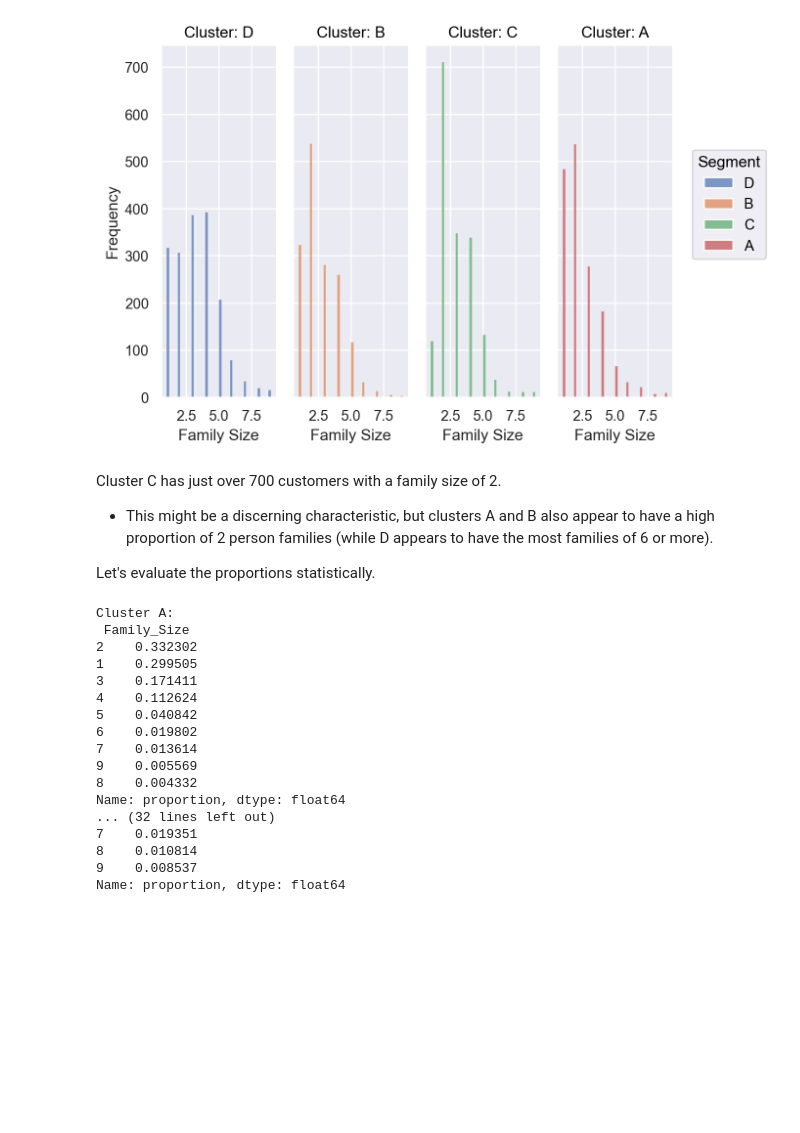
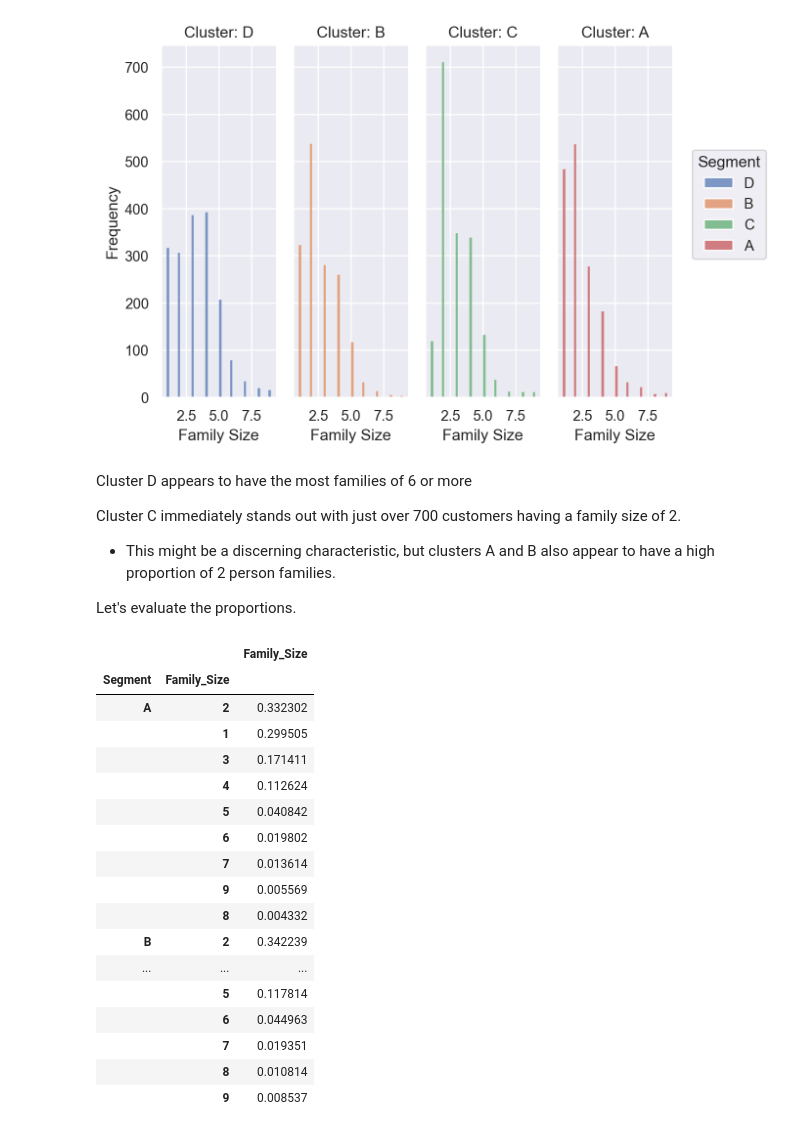
Before and after one commit to DomS1080/Data-Science, a Jupyter notebook: Projects/Customer/Customer.ipynb, the cells around one changed output. Saved outputs shown, nothing was run; the diff lists cells and outputs as text; code cells hidden in the pictures; blank space fills up the shorter version.

```diff
--- a/Projects/Customer/Customer.ipynb
+++ b/Projects/Customer/Customer.ipynb
@@ -625,31 +648,31 @@ plot2.label(x='Family Size', y='Frequency', col='Cluster:')
 # %% [output]
 [figure]
 # %% [markdown]
-Cluster C has just over 700 customers with a family size of 2.
-- This might be a discerning characteristic, but clusters A and B also appear to have a high proportion of 2 person families (while D appears to have the most families of 6 or more).
+Cluster D appears to have the most families of 6 or more
 
-Let's evaluate the proportions statistically.
+Cluster C immediately stands out with just over 700 customers having a family size of 2.
+- This might be a discerning characteristic, but clusters A and B also appear to have a high proportion of 2 person families.
+
+Let's evaluate the proportions.
-# %%
-print('Cluster A:\n', clusterA.Family_Size.value_counts(normalize=True))
-print('Cluster B:\n', clusterB.Family_Size.value_counts(normalize=True))
-print('Cluster C:\n', clusterC.Family_Size.value_counts(normalize=True))
-print('Cluster D:\n', clusterD.Family_Size.value_counts(normalize=True))
-# %% [output]
-Cluster A:
- Family_Size
-2    0.332302
-1    0.299505
-3    0.171411
-4    0.112624
-5    0.040842
-6    0.019802
-7    0.013614
-9    0.005569
-8    0.004332
-Name: proportion, dtype: float64
-... (32 lines left out)
-7    0.019351
-8    0.010814
-9    0.008537
-Name: proportion, dtype: float64
+# %%
+pd.DataFrame(int_df.groupby(['Segment']).Family_Size.value_counts(normalize=True))
+# %% [output]
+|  |  | Family_Size |
+| Segment | Family_Size |  |
+| A | 2 | 0.332302 |
+|  | 1 | 0.299505 |
+|  | 3 | 0.171411 |
+|  | 4 | 0.112624 |
+|  | 5 | 0.040842 |
+|  | 6 | 0.019802 |
+|  | 7 | 0.013614 |
+|  | 9 | 0.005569 |
+|  | 8 | 0.004332 |
+| B | 2 | 0.342239 |
+| ... | ... | ... |
+|  | 5 | 0.117814 |
+|  | 6 | 0.044963 |
+|  | 7 | 0.019351 |
+|  | 8 | 0.010814 |
+|  | 9 | 0.008537 |
 # %% [markdown]
```
Also changed, not shown: parts of 23 cells of this notebook.
